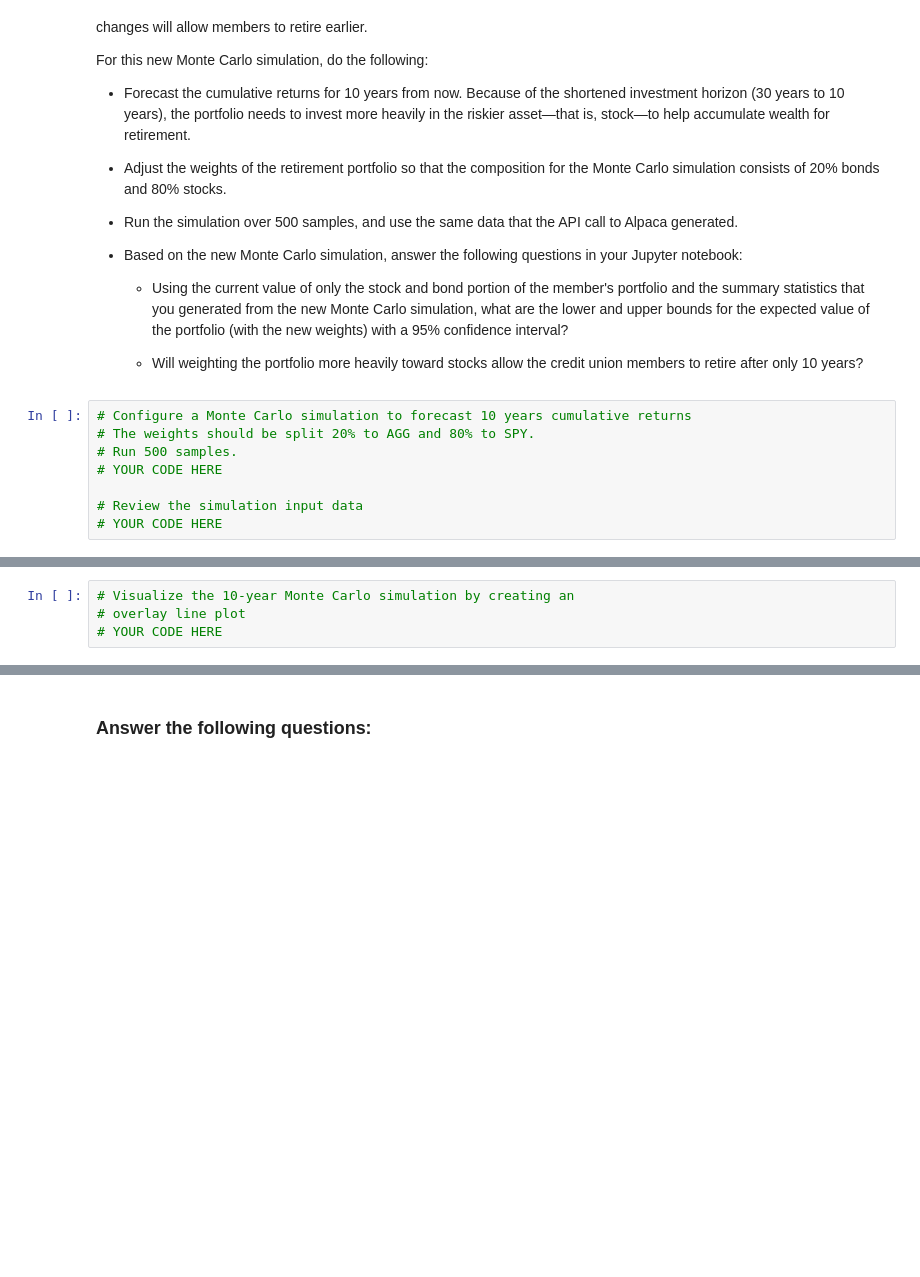
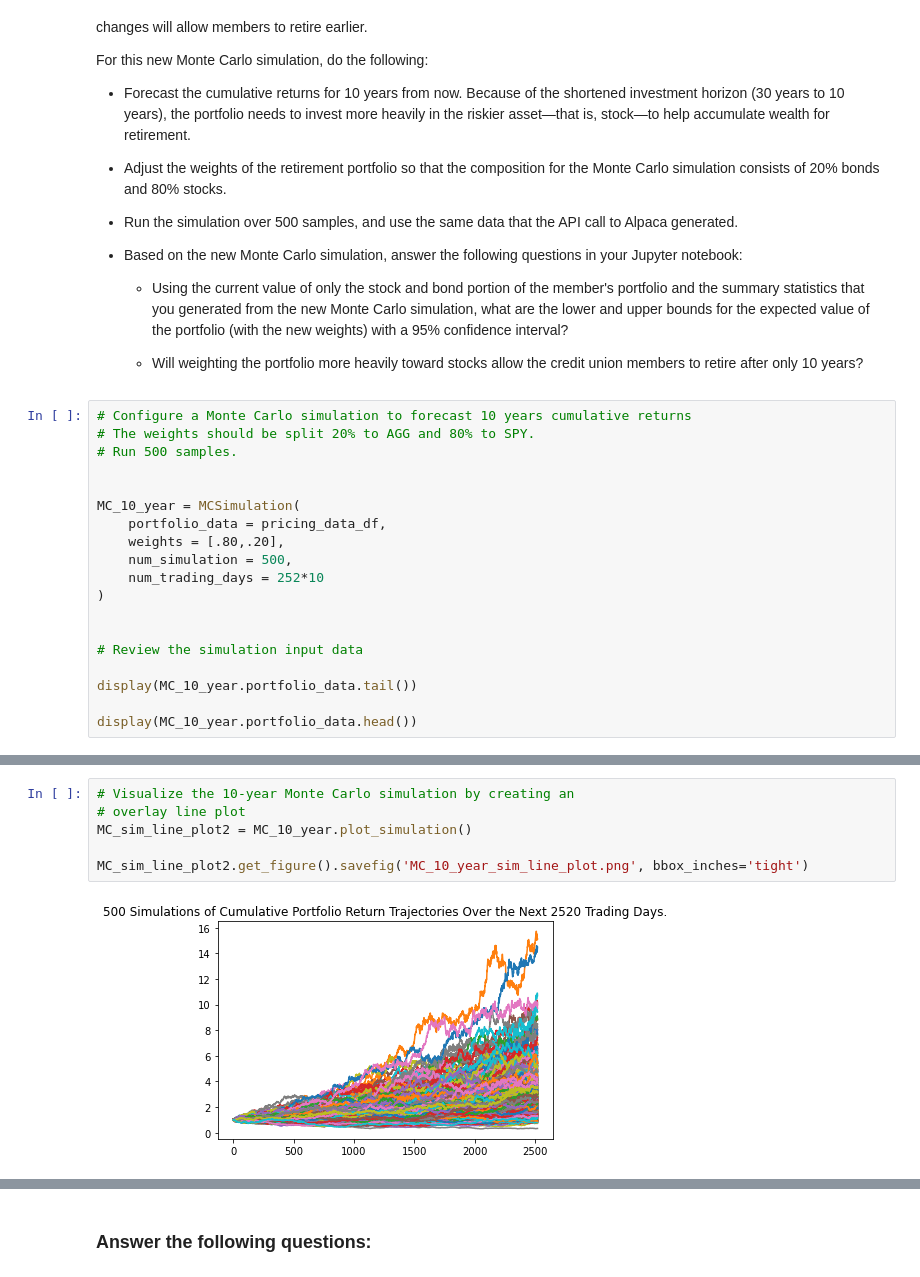
Before and after one commit to JL7788/Financial-Planner, a Jupyter notebook: financial_planning_tools.ipynb, the cells around one changed output, grey strips where cells are left out. Saved outputs shown, nothing was run; the diff lists cells and outputs as text; blank space fills up the shorter version.

```diff
--- a/financial_planning_tools.ipynb
+++ b/financial_planning_tools.ipynb
@@ -639,7 +671,18 @@ For this new Monte Carlo simulation, do the following:
 # Configure a Monte Carlo simulation to forecast 10 years cumulative returns
 # The weights should be split 20% to AGG and 80% to SPY.
 # Run 500 samples.
-# YOUR CODE HERE
+
+
+MC_10_year = MCSimulation(
+    portfolio_data = pricing_data_df,
+    weights = [.80,.20],
+    num_simulation = 500,
+    num_trading_days = 252*10
+)
+
 
 # Review the simulation input data
-# YOUR CODE HERE
+
+display(MC_10_year.portfolio_data.tail())
+
+display(MC_10_year.portfolio_data.head())
@@ -649,7 +751,11 @@ For this new Monte Carlo simulation, do the following:
 # %%
 # Visualize the 10-year Monte Carlo simulation by creating an
 # overlay line plot
-# YOUR CODE HERE
+MC_sim_line_plot2 = MC_10_year.plot_simulation()
+
+MC_sim_line_plot2.get_figure().savefig('MC_10_year_sim_line_plot.png', bbox_inches='tight')
+# %% [output]
+[figure, added]
 # %%
 # Visualize the probability distribution of the 10-year Monte Carlo simulation
 # by plotting a histogram
```
Also changed, not shown: parts of 26 cells of this notebook, 4 other files.
